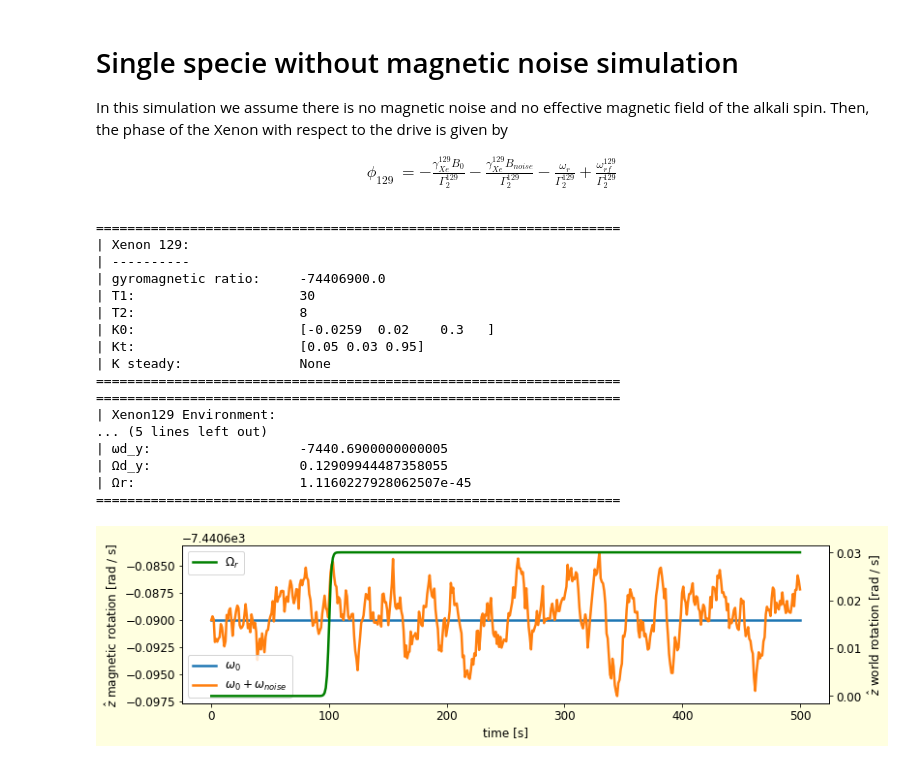
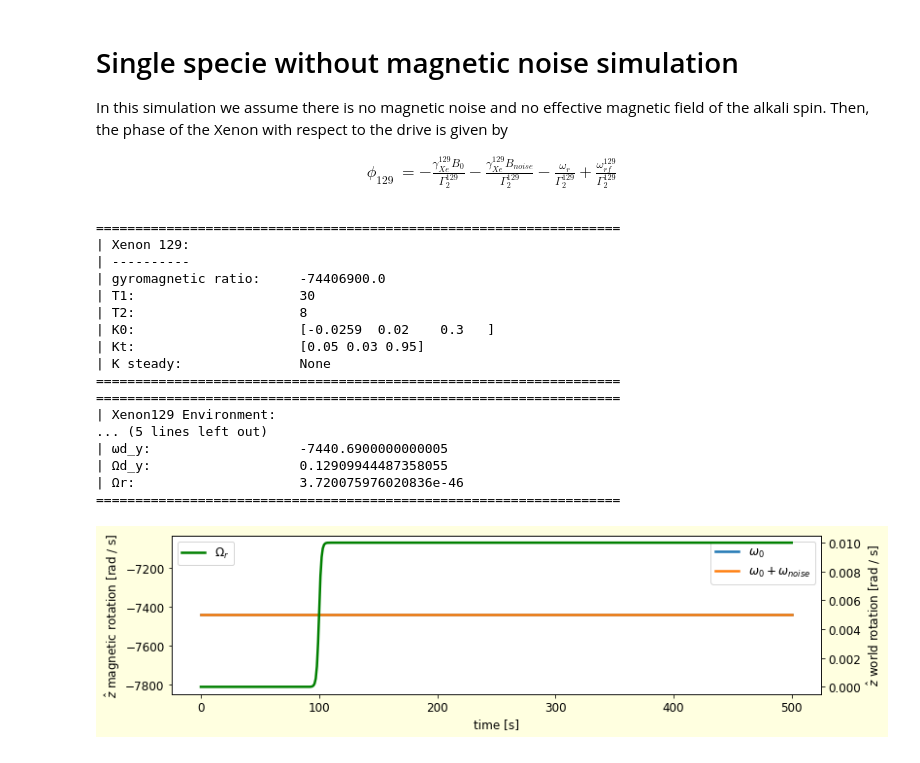
Before and after one commit to RoyElkabetz/NMR-gyroscope, a Jupyter notebook: src/NMRG_experiment2.ipynb, the cells around one changed output. Saved outputs shown, nothing was run; the diff lists cells and outputs as text; code cells hidden in the pictures.

```diff
--- a/src/NMRG_experiment2.ipynb
+++ b/src/NMRG_experiment2.ipynb
@@ -169,9 +169,10 @@ Ks = np.zeros((steps, 3))
 
 # Environmemnt parameters
 B0 = 1 * G2T * np.ones_like(ts)  # Tesla
-Bnoise = 1e-6 * G2T * smooth(np.random.randn(len(ts)))  # Tesla
+#Bnoise = 1e-6 * G2T * smooth(np.random.randn(len(ts)))  # Tesla
+Bnoise = 0 * G2T * smooth(np.random.randn(len(ts)))  # Tesla
 #wr = 30 * gaussian(ts, 600, 40)    # rad / s
-wr = 0.03 * sigmoid(ts, 1, 100)    # rad / s
+wr = 0.01 * sigmoid(ts, 1, 100)    # rad / s
 Ad = 2 * np.sqrt((1 / t1) * (1 / t2)) * np.ones_like(ts) # rad / s
 wd = g129 * 1 * G2T * np.ones_like(ts)                   # rad / s
 
@@ -190,35 +191,35 @@ env.display_params()
 # plot world rotation
 fig = plt.figure(figsize=(12, 3))
 ax = plt.subplot()
 ax.plot(ts, Xe129.gamma * B0, label='$\omega_0$')
 ax.plot(ts, Xe129.gamma * (B0 + Bnoise), label='$\omega_0 + \omega_{noise}$')
 ax.set_ylabel('$\hat{z}$ magnetic rotation [rad / s]')
 ax.set_xlabel('time [s]')
 ax.legend()
 ax1 = ax.twinx()
 ax1.plot(ts, wr, label='$\Omega_r$', color='green')
 ax1.set_ylabel('$\hat{z}$ world rotation [rad / s]')
 ax1.legend()
 plt.show()
 # %% [output]
 ===================================================================
 | Xenon 129:
 | ----------
 | gyromagnetic ratio:     -74406900.0
 | T1:                     30
 | T2:                     8
 | K0:                     [-0.0259  0.02    0.3   ]
 | Kt:                     [0.05 0.03 0.95]
 | K steady:               None
 ===================================================================
 ===================================================================
 | Xenon129 Environment:
 ... (5 lines left out)
 | ωd_y:                   -7440.6900000000005
 | Ωd_y:                   0.12909944487358055
-| Ωr:                     1.1160227928062507e-45
+| Ωr:                     3.720075976020836e-46
 ===================================================================
-[figure, old version]
+[figure, new version]
 # %%
 # run solver and save dynamics
 for i, t in enumerate(ts):
```
Also changed, not shown: parts of 3 cells of this notebook.
